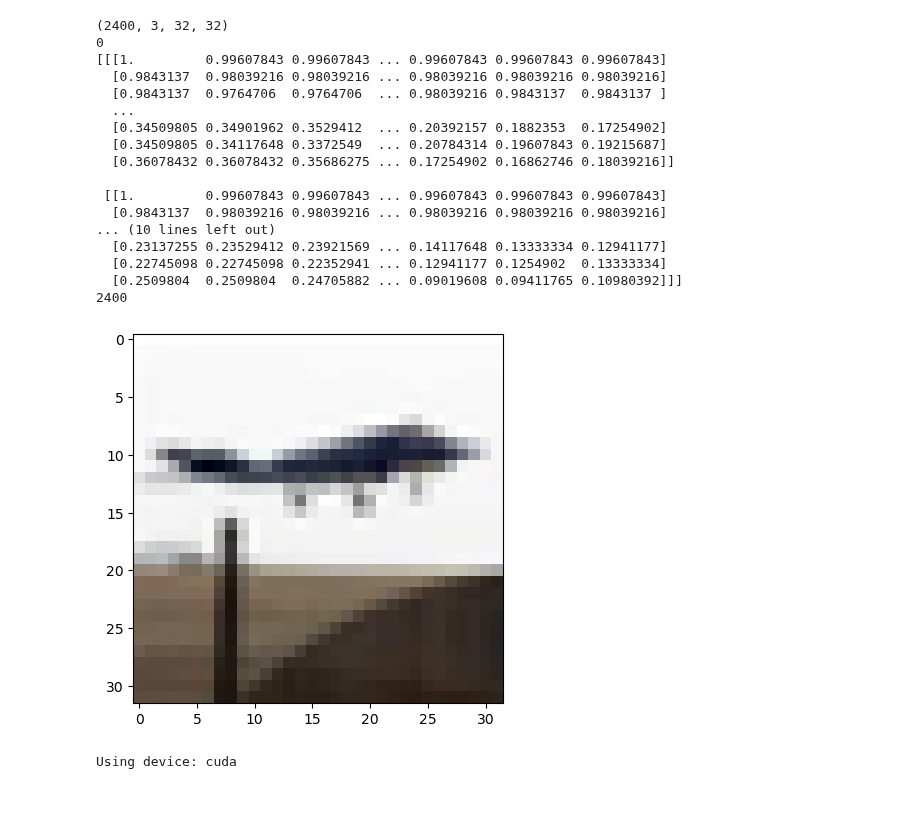
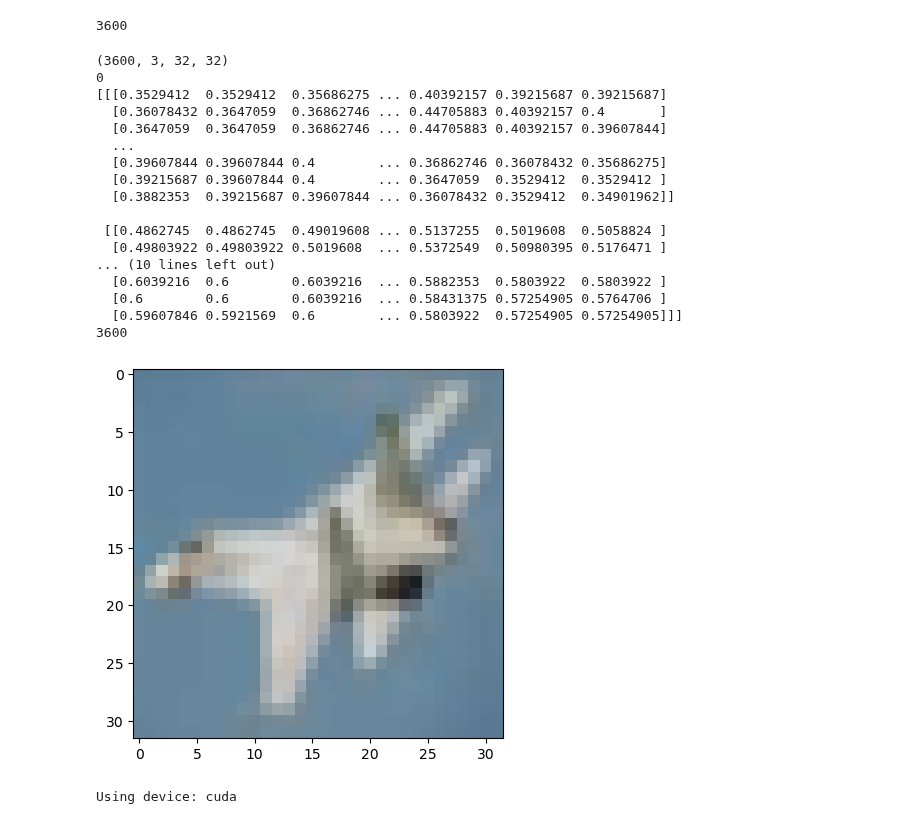
Before and after one commit to MARCI-UTK/EDS4AI, a Jupyter notebook: CIFAR10_With_FCNN.ipynb, the cells around one changed output. Cells and saved outputs as stored; diff of their text form; code cells hidden in the pictures.

Commit message:
trained on 60% trainset

```diff
--- a/CIFAR10_With_FCNN.ipynb
+++ b/CIFAR10_With_FCNN.ipynb
@@ -71,11 +71,43 @@ trainloader = DataLoader(trainset, batch_size=batch_size, shuffle=True, num_work
 
 testset = torchvision.datasets.CIFAR10(root='./data', train=False, download=True, transform=transform_test)
 testloader = DataLoader(testset, batch_size=batch_size, shuffle=False, num_workers=2)
+# %%
+
+dataset1 = torchvision.datasets.CIFAR10(root='./data/', train=False,
+                                        download=True, transform=transforms.ToTensor())
+
+dataset2 = torchvision.datasets.CIFAR10(root='./data/', train=True,
+                                        download=True, transform=transforms.ToTensor())
+
+
+images = np.append(dataset1.data, dataset2.data, axis=0)
+all_targets = dataset1.targets + dataset2.targets
+
+images_transposed = np.transpose(images, (0,3,1,2))
+#---------------------------------#
+
+
+all_images = images_transposed
+
+quantiles = np.load('quantiles001.npy')
+
+
+mask_val = 0.60
+
+mask = quantiles <= mask_val
+all_indexes = np.arange(0, len(all_targets))
+selected_indexes = (all_indexes[mask])
+
+test_set_size = int(selected_indexes.shape[0]/10)
+
+print(test_set_size)
+# %% [output]
+3600
 # %%
 partitioned_images = np.load('partitioned_images.npy')
 partitioned_targets = np.load('partitioned_targets.npy')
 
-choice = np.random.choice(range(partitioned_images.shape[0]), size=(2400,), replace=False)
+choice = np.random.choice(range(partitioned_images.shape[0]), size=(test_set_size,), replace=False)
 ind = np.zeros(partitioned_images.shape[0], dtype=bool)
 ind[choice] = True
 rest = ~ind
@@ -121,47 +153,47 @@ class CustomCIFAR(Dataset):
         #print(f'image type: {image.type()}        image shape: {image.shape}')
         #print(f'label type: {type(label)}        image shape: {label.shape}')
         #print(f'label {label}')
         #label = self.tensor_transform(label)
         #image = self.tensor_transform(image)
         if self.transform:
             image = self.transform(image)
         return image, label
 
 
 trainset = CustomCIFAR(train_images, train_targets)
 testset = CustomCIFAR(test_images, test_targets)
 
 trainloader = DataLoader(trainset, batch_size=batch_size, shuffle=True, num_workers=2)
 testloader = DataLoader(testset, batch_size=batch_size, shuffle=True, num_workers=2)
 
 ind_1 = 1
 npimg = (testset[ind_1][0].numpy())/255
 label = (testset[ind_1][1].numpy())
 print(label)
 print(npimg)
 print(len(testset))
 
 plt.imshow(np.transpose(npimg, (1, 2, 0)))
 plt.show()
 # %% [output]
-(2400, 3, 32, 32)
+(3600, 3, 32, 32)
 0
-[[[1.         0.99607843 0.99607843 ... 0.99607843 0.99607843 0.99607843]
-  [0.9843137  0.98039216 0.98039216 ... 0.98039216 0.98039216 0.98039216]
-  [0.9843137  0.9764706  0.9764706  ... 0.98039216 0.9843137  0.9843137 ]
+[[[0.3529412  0.3529412  0.35686275 ... 0.40392157 0.39215687 0.39215687]
+  [0.36078432 0.3647059  0.36862746 ... 0.44705883 0.40392157 0.4       ]
+  [0.3647059  0.3647059  0.36862746 ... 0.44705883 0.40392157 0.39607844]
   ...
-  [0.34509805 0.34901962 0.3529412  ... 0.20392157 0.1882353  0.17254902]
-  [0.34509805 0.34117648 0.3372549  ... 0.20784314 0.19607843 0.19215687]
-  [0.36078432 0.36078432 0.35686275 ... 0.17254902 0.16862746 0.18039216]]
+  [0.39607844 0.39607844 0.4        ... 0.36862746 0.36078432 0.35686275]
+  [0.39215687 0.39607844 0.4        ... 0.3647059  0.3529412  0.3529412 ]
+  [0.3882353  0.39215687 0.39607844 ... 0.36078432 0.3529412  0.34901962]]
 
- [[1.         0.99607843 0.99607843 ... 0.99607843 0.99607843 0.99607843]
-  [0.9843137  0.98039216 0.98039216 ... 0.98039216 0.98039216 0.98039216]
+ [[0.4862745  0.4862745  0.49019608 ... 0.5137255  0.5019608  0.5058824 ]
+  [0.49803922 0.49803922 0.5019608  ... 0.5372549  0.50980395 0.5176471 ]
 ... (10 lines left out)
-  [0.23137255 0.23529412 0.23921569 ... 0.14117648 0.13333334 0.12941177]
-  [0.22745098 0.22745098 0.22352941 ... 0.12941177 0.1254902  0.13333334]
-  [0.2509804  0.2509804  0.24705882 ... 0.09019608 0.09411765 0.10980392]]]
-2400
+  [0.6039216  0.6        0.6039216  ... 0.5882353  0.5803922  0.5803922 ]
+  [0.6        0.6        0.6039216  ... 0.58431375 0.57254905 0.5764706 ]
+  [0.59607846 0.5921569  0.6        ... 0.5803922  0.57254905 0.57254905]]]
+3600
-[figure, old version]
+[figure, new version]
 # %%
 # Define a Fully Convolutional Network
 class FCN_CIFAR10(nn.Module):
```
Also changed, not shown: parts of 4 cells of this notebook.
